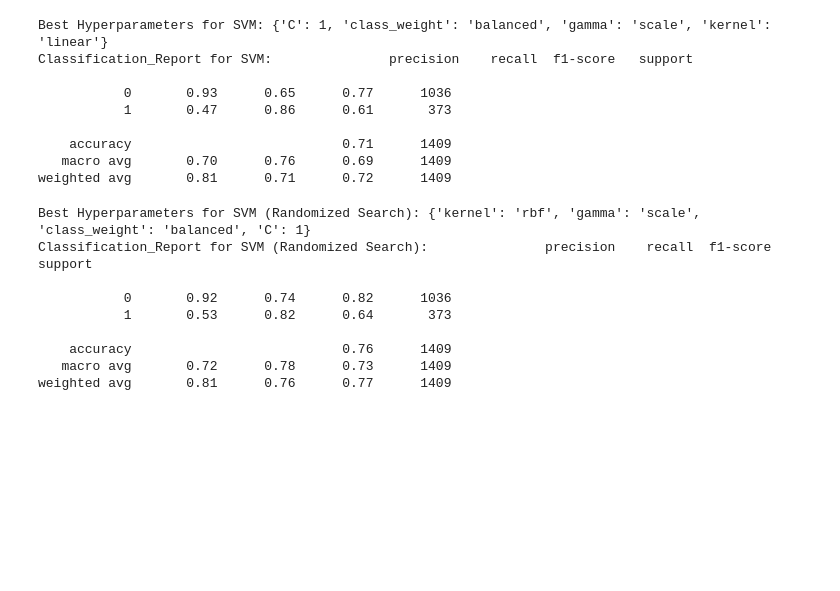
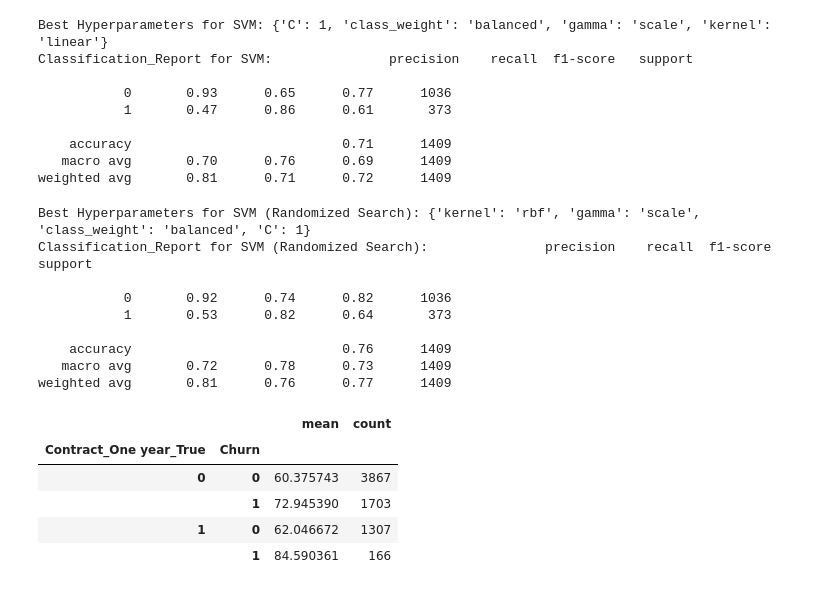
Before and after one commit to 2006e-dot/telco-churn-predictor, a Jupyter notebook: model.ipynb, the cells around one changed output. Drawn from its saved outputs; the diff is of its cells as text; code cells hidden in the pictures; blank space fills up the shorter version.

```diff
--- a/model.ipynb
+++ b/model.ipynb
@@ -367,3 +367,15 @@ Classification_Report for SVM (Randomized Search):               precision    re
     accuracy                           0.76      1409
    macro avg       0.72      0.78      0.73      1409
 weighted avg       0.81      0.76      0.77      1409
+# %%
+# Group by Contract and Churn, then calculate the average Monthly Bill and count the customers
+df.sample(5)
+df.groupby(['Contract_One year_True', 'Churn'])['MonthlyCharges'].agg(['mean', 'count'])
+#df.groupby(['Contract_Two year_True', 'Churn'])['MonthlyCharges'].agg(['mean', 'count'])
+# %% [output]
+|  |  | mean | count |
+| Contract_One year_True | Churn |  |  |
+| 0 | 0 | 60.375743 | 3867 |
+|  | 1 | 72.945390 | 1703 |
+| 1 | 0 | 62.046672 | 1307 |
+|  | 1 | 84.590361 | 166 |
```
